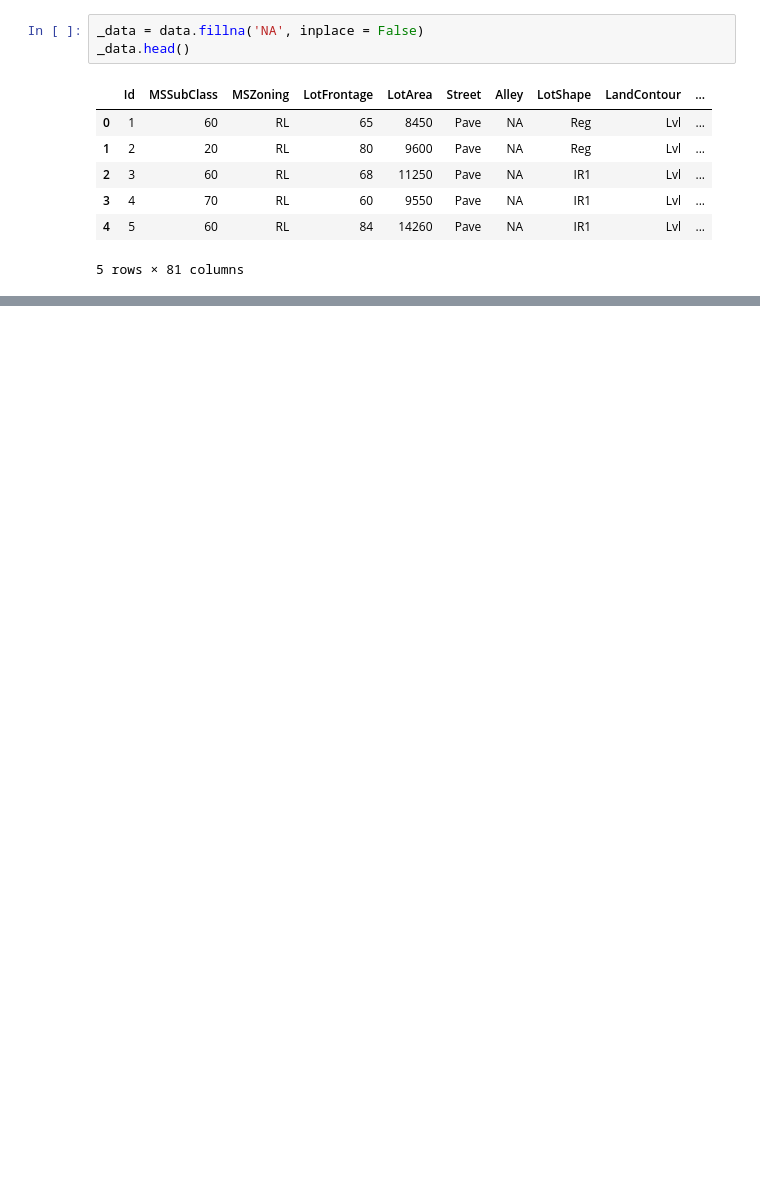
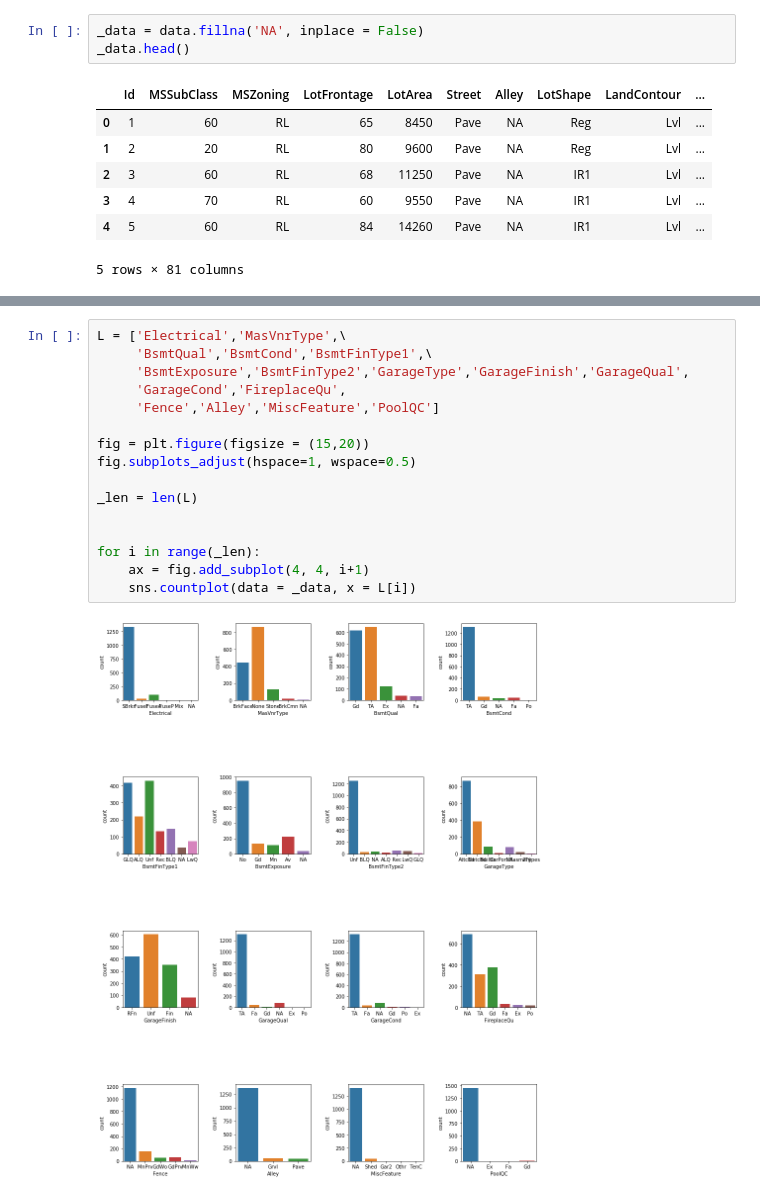
Before and after one commit to Shankhanil/CodePractice, a Jupyter notebook: Kaggle code/house-prices-advanced-regression-techniques/main.ipynb, the cells around one changed output, grey strips where cells are left out. Drawn from its saved outputs; the diff is of its cells as text; blank space fills up the shorter version.

Commit message:
data visualization

```diff
--- a/Kaggle code/house-prices-advanced-regression-techniques/main.ipynb
+++ b/Kaggle code/house-prices-advanced-regression-techniques/main.ipynb
@@ -80,0 +75,18 @@ _data.describe().T
+# %%
+L = ['Electrical','MasVnrType',\
+     'BsmtQual','BsmtCond','BsmtFinType1',\
+     'BsmtExposure','BsmtFinType2','GarageType','GarageFinish','GarageQual',
+     'GarageCond','FireplaceQu',
+     'Fence','Alley','MiscFeature','PoolQC']
+
+fig = plt.figure(figsize = (15,20))
+fig.subplots_adjust(hspace=1, wspace=0.5)
+
+_len = len(L)
+
+
+for i in range(_len):
+    ax = fig.add_subplot(4, 4, i+1)
+    sns.countplot(data = _data, x = L[i])
+# %% [output]
+[figure, added]
```
Also changed, not shown: parts of 4 cells of this notebook.
